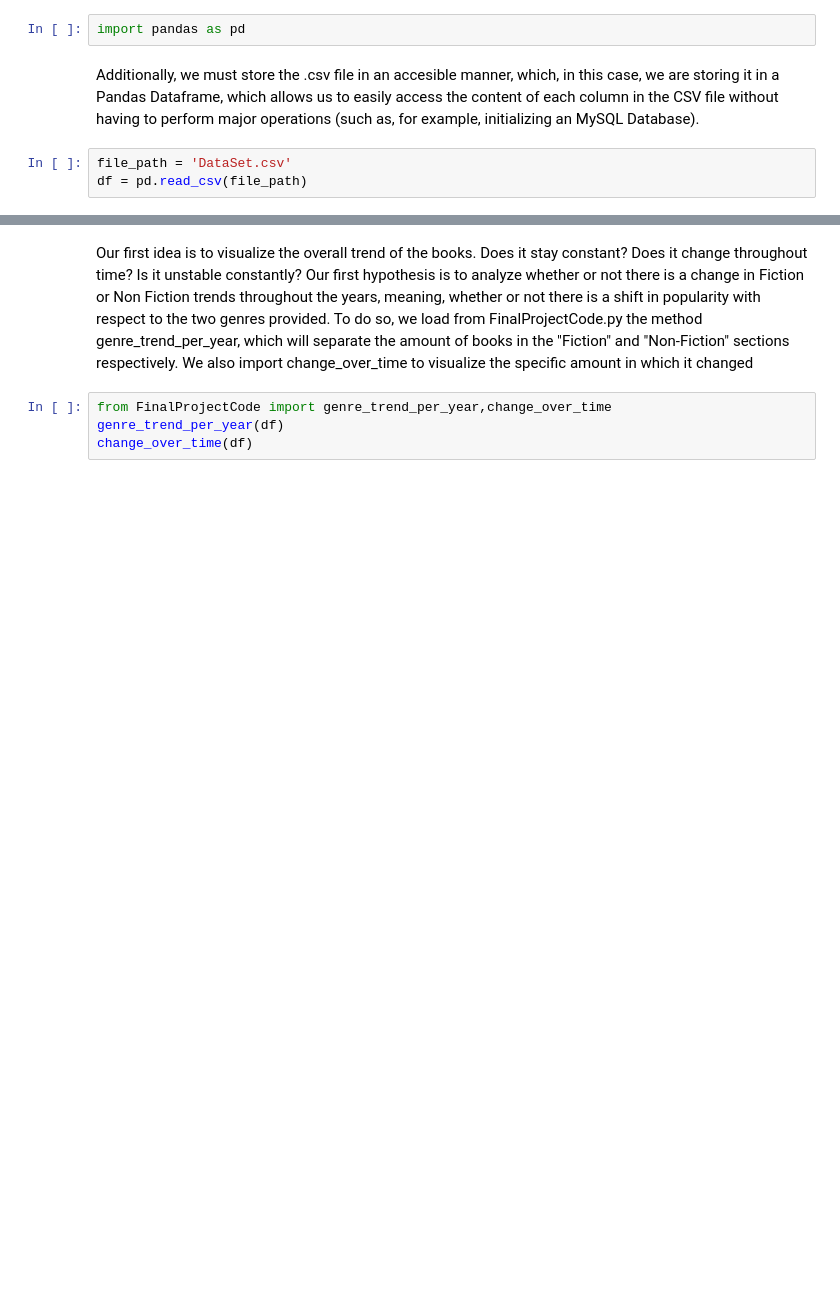
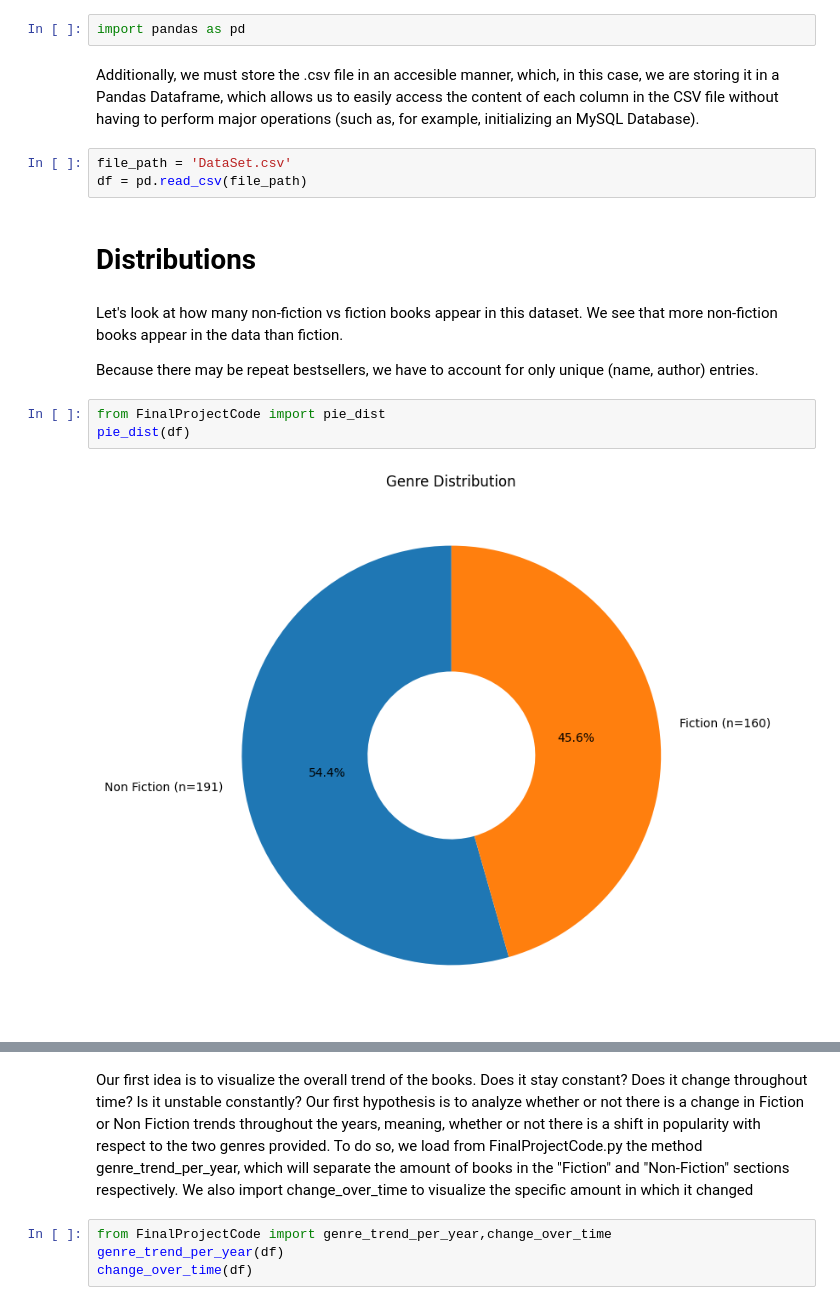
Before and after one commit to Eemkayy/cs210, a Jupyter notebook: FinalProject.ipynb, the cells around one changed output, grey strips where cells are left out. Drawn from its saved outputs; the diff is of its cells as text; blank space fills up the shorter version.

Commit message:
Add distribution and more retention code

```diff
--- a/FinalProject.ipynb
+++ b/FinalProject.ipynb
@@ -7,3 +12,14 @@ Additionally, we must store the .csv file in an accesible manner, which, in this
 # %%
 file_path = 'DataSet.csv'
 df = pd.read_csv(file_path)
+# %% [markdown]
+# Distributions
+# %% [markdown]
+Let's look at how many non-fiction vs fiction books appear in this dataset. We see that more non-fiction books appear in the data than fiction.
+
+Because there may be repeat bestsellers, we have to account for only unique (name, author) entries.
+# %%
+from FinalProjectCode import pie_dist
+pie_dist(df)
+# %% [output]
+[figure, added]
```
Also changed, not shown: parts of 34 cells of this notebook, 1 other file.
